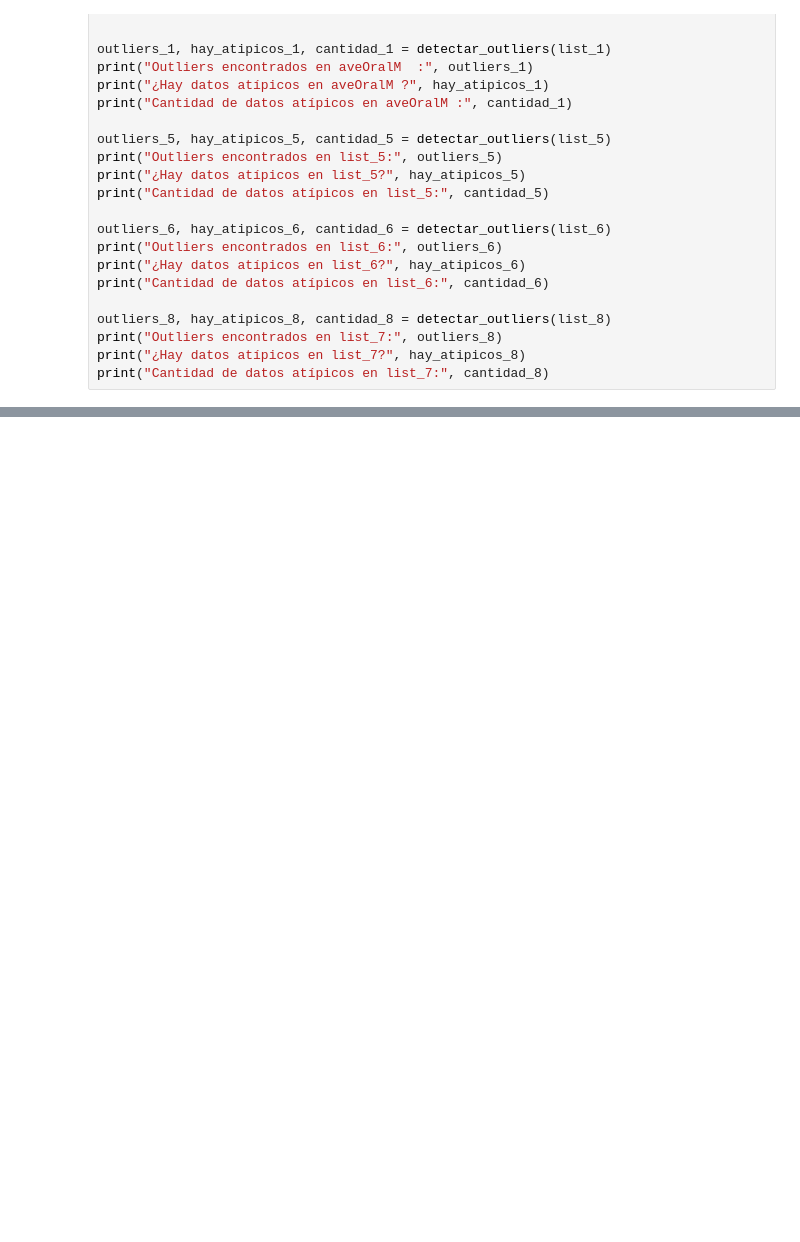
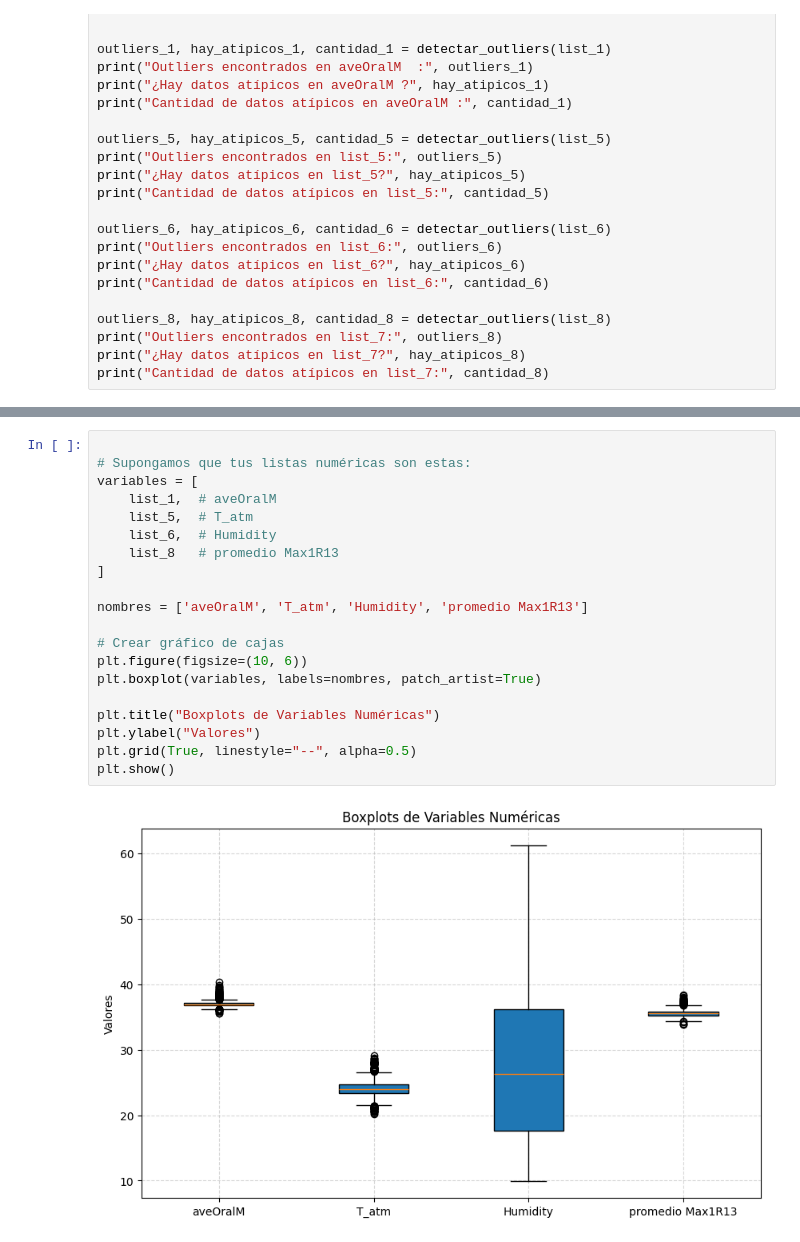
Before and after one commit to CarolinaTabordav/Proyecto-1-estad-stica, a Jupyter notebook: PROYECTO DE ESTADÍSTICA NOTEBOOK.ipynb, the cells around one changed output, grey strips where cells are left out. Cells and saved outputs as stored; diff of their text form; blank space fills up the shorter version.

```diff
--- a/PROYECTO DE ESTADÍSTICA NOTEBOOK.ipynb
+++ b/PROYECTO DE ESTADÍSTICA NOTEBOOK.ipynb
@@ -216,0 +233,22 @@ KeyError: 'aveOralM'
+# %%
+
+# Supongamos que tus listas numéricas son estas:
+variables = [
+    list_1,  # aveOralM
+    list_5,  # T_atm
+    list_6,  # Humidity
+    list_8   # promedio Max1R13
+]
+
+nombres = ['aveOralM', 'T_atm', 'Humidity', 'promedio Max1R13']
+
+# Crear gráfico de cajas
+plt.figure(figsize=(10, 6))
+plt.boxplot(variables, labels=nombres, patch_artist=True)
+
+plt.title("Boxplots de Variables Numéricas")
+plt.ylabel("Valores")
+plt.grid(True, linestyle="--", alpha=0.5)
+plt.show()
+# %% [output]
+[figure, added]
```
Also changed, not shown: parts of 1 cell of this notebook.
